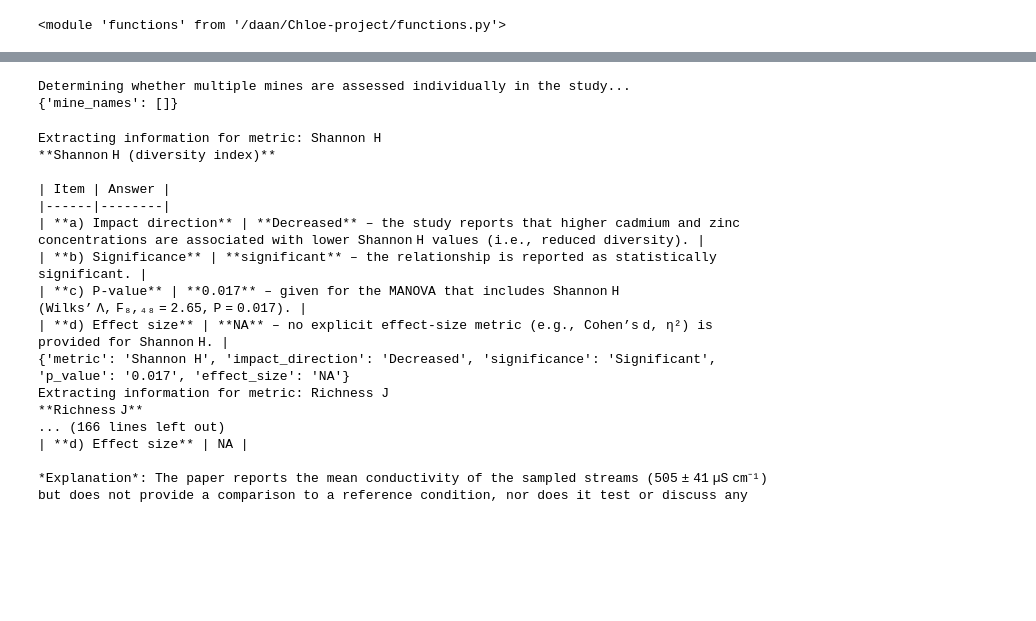
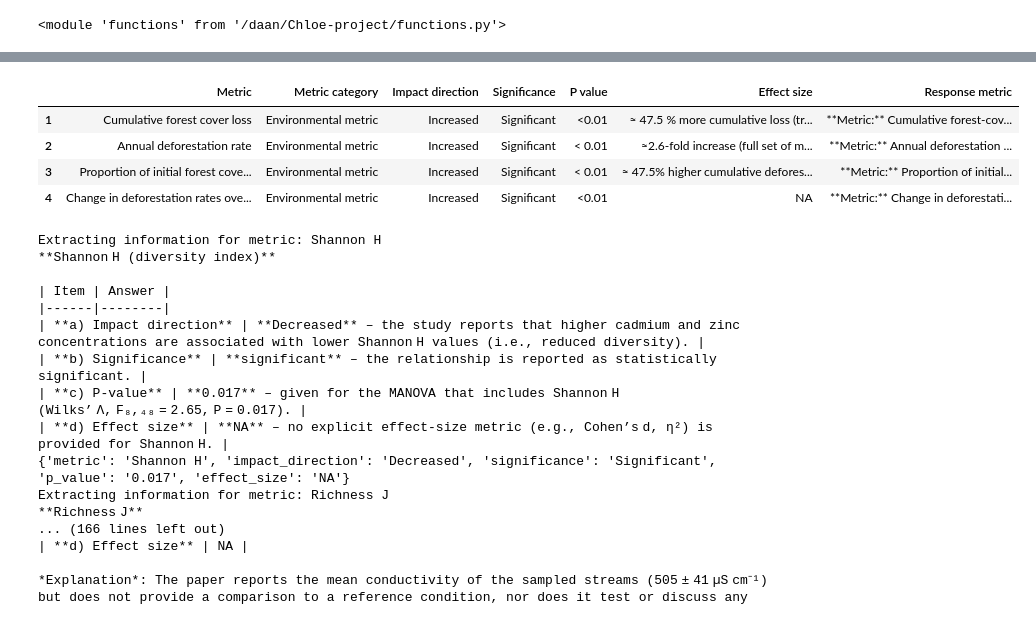
Before and after one commit to dscheepens/Mining-impact-extraction-using-large-language-models, a Jupyter notebook: ollama_notebook.ipynb, the cells around one changed output, grey strips where cells are left out. Saved outputs shown, nothing was run; the diff lists cells and outputs as text; code cells hidden in the pictures; blank space fills up the shorter version.

Commit message:
initial push

```diff
--- a/ollama_notebook.ipynb
+++ b/ollama_notebook.ipynb
@@ -877,18 +951,22 @@ json_metrics
 # %%
-# 2. get names of individual mines, if assessed individually in the study:
-print("Determining whether multiple mines are assessed individually in the study...")
-mines_prompt = "Carefully read this mining-impact study:\n\n" + markdown_text + "\n\nRaw text" + extracted_text + "\n\nTables from the text: " + text_tables + """\n\n
-    If this mining-impact study assessed the impacts of mining of one or more mines individually, list each individual mine.
-    Only list individual mines, don't list study locations that assessed the same mine. To clarify: These are mines for which
-    impacts are estimated and presented individually in the paper.
-    """
 
-mines, _ = functions.extract_information_formatted(ollama, MODEL, SEED, system_prompt, mines_prompt, json_format_mines, image_paths)
+# # 2. get names of individual mines, if assessed individually in the study:
+# print("Determining whether multiple mines are assessed individually in the study...")
+# mines_prompt = "Carefully read this mining-impact study:\n\n" + markdown_text + "\n\nRaw text" + extracted_text + "\n\nTables from the text: " + text_tables + """\n\n
+#     If this mining-impact study assessed the impacts of mining of one or more mines individually, list each individual mine.
+#     Only list individual mines, don't list study locations that assessed the same mine. To clarify: These are mines for which
+#     impacts are estimated and presented individually in the paper.
+#     """
 
-print(mines)
+# mines, _ = functions.extract_information_formatted(ollama, MODEL, SEED, system_prompt, mines_prompt, json_format_mines, image_paths)
+
+# print(mines)
 # %% [output]
-Determining whether multiple mines are assessed individually in the study...
-{'mine_names': []}
+|  | Metric | Metric category | Impact direction | Significance | P value | Effect size | Response metric |
+| 1 | Cumulative forest cover loss | Environmental metric | Increased | Significant | <0.01 | ≈ 47.5 % more cumulative loss (tr... | **Metric:** Cumulative forest‑cov... |
+| 2 | Annual deforestation rate | Environmental metric | Increased | Significant | < 0.01 | ≈2.6‑fold increase (full set of m... | **Metric:** Annual deforestation ... |
+| 3 | Proportion of initial forest cove... | Environmental metric | Increased | Significant | < 0.01 | ≈ 47.5% higher cumulative defores... | **Metric:** Proportion of initial... |
+| 4 | Change in deforestation rates ove... | Environmental metric | Increased | Significant | <0.01 | NA | **Metric:** Change in deforestati... |
 # %%
 if response_metrics is not None:
 
```
Also changed, not shown: parts of 15 cells of this notebook, 10 other files.
